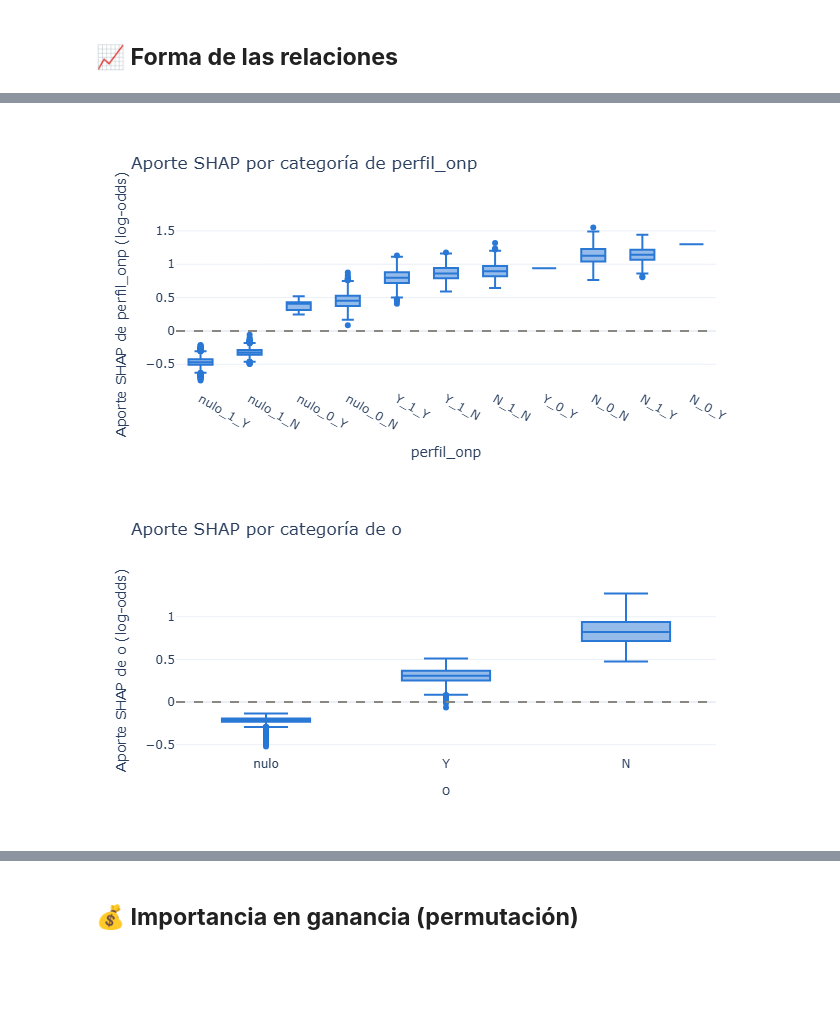
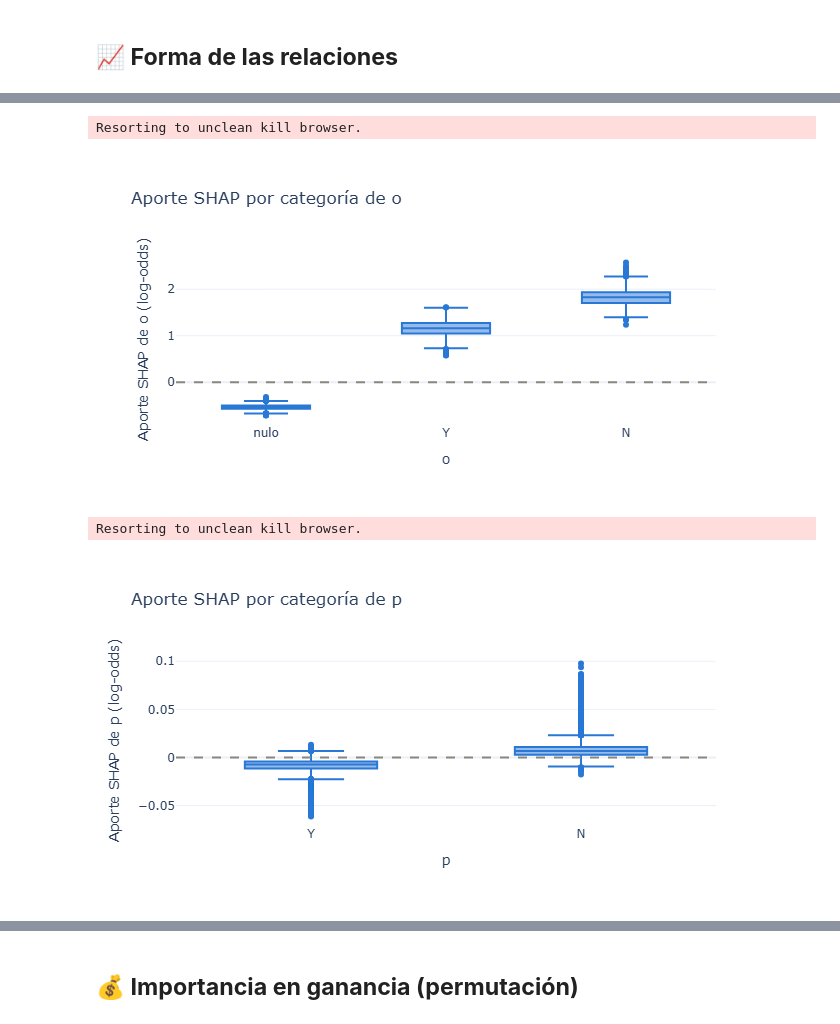
Before and after one commit to JuanFeDS/fraud_shipping, a Jupyter notebook: notebooks/05.explicabilidad.ipynb, the cells around one changed output, grey strips where cells are left out. Drawn from its saved outputs; the diff is of its cells as text; code cells hidden in the pictures; blank space fills up the shorter version.

Commit message:
nb 📓: explain the final model without perfil_onp in notebook 05

```diff
--- a/notebooks/05.explicabilidad.ipynb
+++ b/notebooks/05.explicabilidad.ipynb
@@ -61,5 +61,6 @@ Si hay un servidor de MLflow configurado (`MLFLOW_TRACKING_URI` y sus credencial
 # %%
-# Parámetros, features y umbral del LightGBM tuneado: del run de MLflow si hay servidor configurado, si no del pipeline productivo
+# Parámetros y features del modelo final: del run de MLflow si hay servidor configurado, si no del pipeline productivo.
+# El umbral es el de la política de producción en ambos casos
 if os.environ.get('MLFLOW_TRACKING_URI'):
     setup_mlflow(NOMBRE_EXPERIMENTO)
     run = mlflow.search_runs(
@@ -73,15 +74,14 @@ if os.environ.get('MLFLOW_TRACKING_URI'):
             parametros[parametro] = int(valor) if parametro in PARAMETROS_ENTEROS else float(valor)
 
     definicion = mlflow.artifacts.load_dict(f"{run['artifact_uri']}/features.json")
-    umbral = round(run['metrics.umbral'], 2)
     origen = f'run {RUN_MODELO_FINAL} de MLflow'
 else:
     parametros = LIGHTGBM_PARAMS
     # La tasa de fraude de j no es una columna del dataset: se calcula dentro de cada fold a partir de j
     definicion = {'features': [columna for columna in MODEL_FEATURES if columna != 'j_tasa_fraude'], 'columnas_tasa': ['j']}
-    umbral = THRESHOLD
     origen = 'constantes de production/pipeline.py'
 
+umbral = THRESHOLD
 columnas_modelo = [*definicion['features'], *(f'{columna}_tasa_fraude' for columna in definicion['columnas_tasa'])]
 print(f'Origen: {origen} | Umbral: {umbral} | Features: {len(columnas_modelo)}')
 parametros
@@ -195,26 +208,28 @@ for columna, escala_log in [('score', False), ('hora', False), ('monto', True)]:
 # %%
 # Aporte SHAP por categoría de las variables categóricas, ordenadas por aporte medio
-for columna in ['perfil_onp', 'o']:
+for columna in ['o', 'p']:
     aportes = pd.DataFrame({
         'categoria': muestra_shap[columna].astype(str),
         'aporte': shap_por_variable[columna],
     })
     orden = aportes.groupby('categoria')['aporte'].mean().sort_values().index
     fig = px.box(
         aportes,
         x='categoria',
         y='aporte',
         category_orders={'categoria': list(orden)},
         color_discrete_sequence=[COLOR_PRINCIPAL],
         labels={'categoria': columna, 'aporte': f'Aporte SHAP de {columna} (log-odds)'},
         title=f'Aporte SHAP por categoría de {columna}',
     )
     fig.add_hline(y=0, line_dash='dash', line_color=COLOR_REFERENCIA)
     fig.update_layout(height=350)
     fig.show()
 # %% [output]
+Resorting to unclean kill browser.
-[figure, old version]
+[figure, new version]
+Resorting to unclean kill browser.
-[figure, old version]
+[figure, new version]
 # %%
 # Dependencia parcial: probabilidad media predicha al fijar cada variable en los valores de la grilla
 def dependencia_parcial(modelo, variables, columna, grilla):
```
Also changed, not shown: parts of 21 cells of this notebook.
